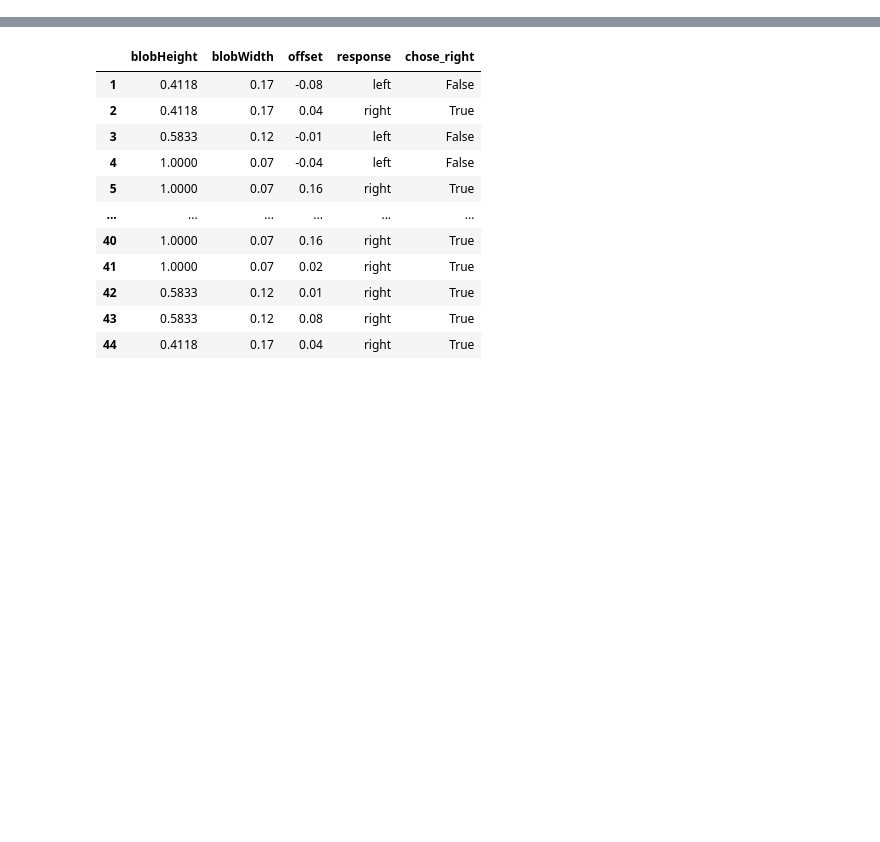
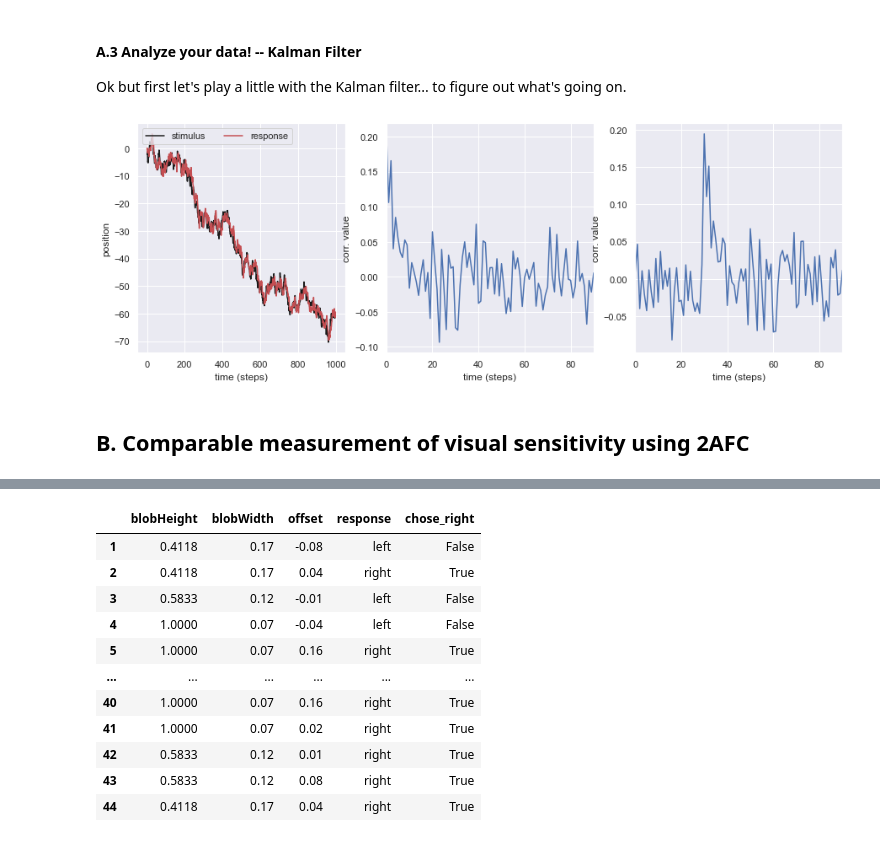
Before and after one commit to BonnenLab/tracking-psychopy-bonnen-2015, a Jupyter notebook: Tutorial.ipynb, the cells around one changed output, grey strips where cells are left out. Drawn from its saved outputs; the diff is of its cells as text; code cells hidden in the pictures; blank space fills up the shorter version.

```diff
--- a/Tutorial.ipynb
+++ b/Tutorial.ipynb
@@ -24,0 +135,50 @@ data_2afc = load_2afc_data(data_file_2afc,pid)
+# %% [markdown]
+#### A.3 Analyze your data!  -- Kalman Filter
+
+Ok but first let's play a little with the Kalman filter... to figure out what's going on.
+# %%
+# simulate from a simple kalman filter
+Q = 1;
+R = 20;
+N = 1000
+ww = np.random.normal(0, np.sqrt(Q), N)
+x = ww.cumsum()
+vv = np.random.normal(0,np.sqrt(R),N)
+measurements = x + vv
+
+kf = KalmanFilter(
+    transition_matrices = [1],
+    observation_matrices = [1],
+    transition_covariance = Q,
+    observation_covariance = R)
+
+xhat, _ = kf.filter(measurements)
+
+fig, axs = plt.subplots(1,3,figsize=(15,5))
+axs[0].plot(x,'k')
+axs[0].plot(xhat,'r')
+axs[0].set_xlabel('time (steps)')
+axs[0].set_ylabel('position');
+axs[0].legend(['stimulus','response'], ncol=2, loc='upper left');
+
+
+# You'll notice that this doesn't really match human CCGs...
+ccg = cross_correlation(np.diff(x,axis=0),np.diff(xhat,axis=0))
+axs[1].plot(ccg)
+axs[1].set_xlim(0,90)
+axs[1].set_xlabel('time (steps)')
+axs[1].set_ylabel('corr. value');
+
+# Try calculating a ccg with a relative delay to the response
+n=30
+ccg2 = cross_correlation(np.diff(x[n:],axis=0),np.diff(xhat[:-n],axis=0))
+axs[2].plot(ccg2)
+axs[2].set_xlim(0,90)
+axs[2].set_xlabel('time (steps)')
+axs[2].set_ylabel('corr. value');
+
+# Q: What happens as you increase the number of time steps in the data (N)?
+
+# It still doesn't really match human CCGs...
+# %% [output]
+[figure, added]
@@ -24,0 +189,2 @@ data_2afc = load_2afc_data(data_file_2afc,pid)
+# %% [markdown]
+## B. Comparable measurement of visual sensitivity using 2AFC
```
Also changed, not shown: parts of 19 cells of this notebook, 27 other files.
